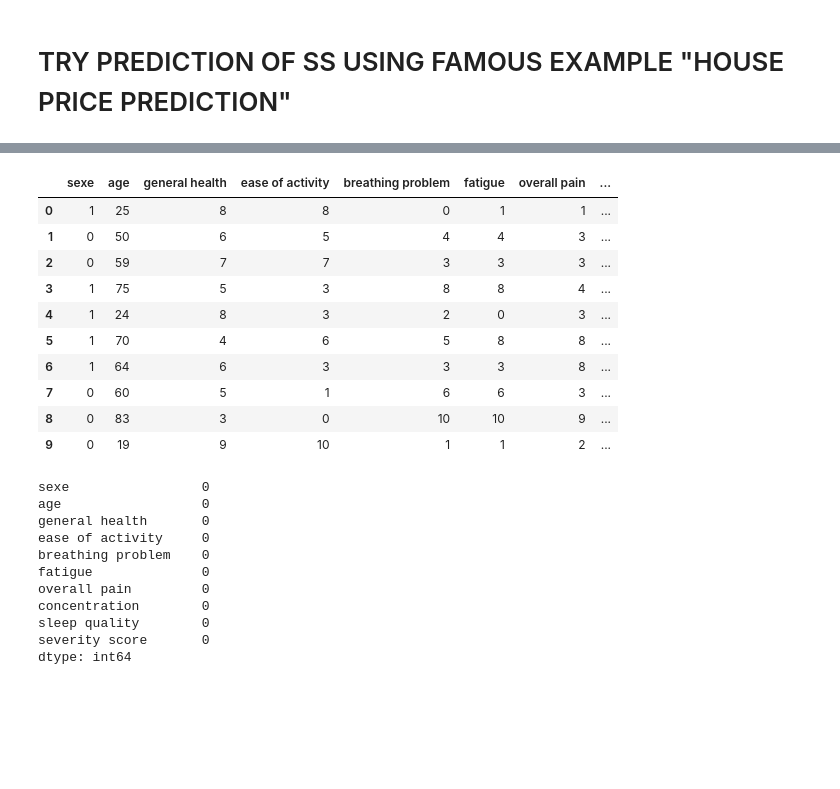
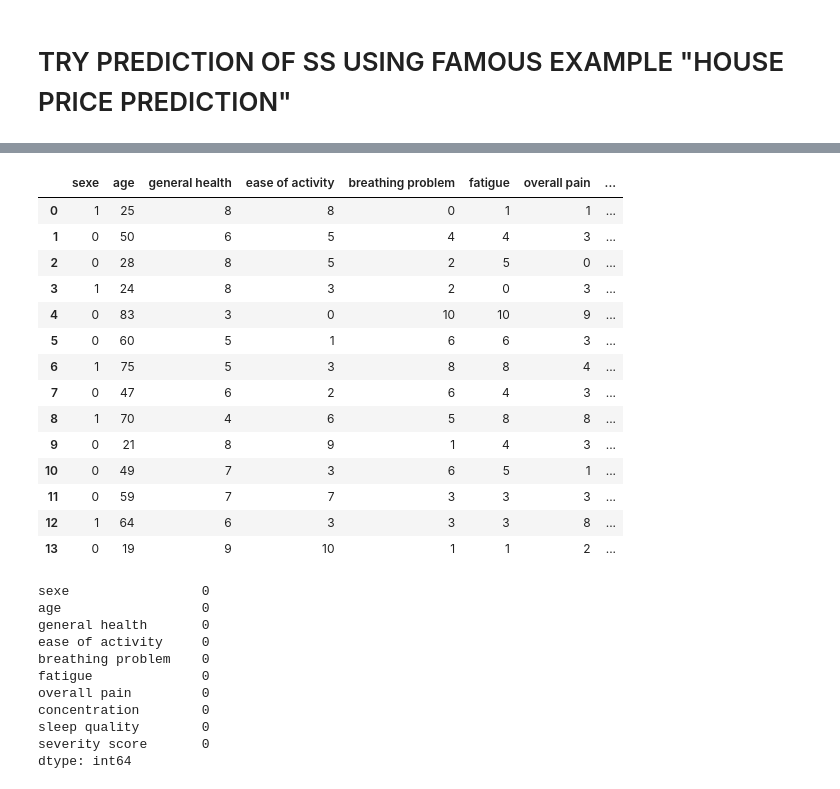
Before and after one commit to jules20022000/Notebook-Atreon, a Jupyter notebook: Notebook for AI.ipynb, the cells around one changed output, grey strips where cells are left out. Drawn from its saved outputs; the diff is of its cells as text; code cells hidden in the pictures; blank space fills up the shorter version.

```diff
--- a/Notebook for AI.ipynb
+++ b/Notebook for AI.ipynb
@@ -301,95 +307,100 @@ plt.rcParams['figure.figsize'] = (20, 10) # plot size
 # %%
 #generating first col
-names_col = ["Alice", "Bob", "Emma", "Paul", "Francoise", "Stef", "Daniela", "Antoine", "Julie", "Patrick"]
+names_col = ["Alice", "Bob", "Emma", "Paul", "Francoise", "Stef", "Daniela", "Antoine",
+             "Julie", "Patrick", "Lars", "Thomas", "Marc", "Jules"]
 
 #names
 df = pd.DataFrame(data=names_col,
                 columns=["name"])
 
-sexe_col = [1, 0, 1, 0, 1, 0, 1, 0, 1, 0]
+sexe_col = [1, 0, 1, 0, 1, 0, 1, 0, 1, 0, 0, 0, 0, 0]
 
 #sexes
 df1 = pd.DataFrame(data=sexe_col,
                   columns=["sexe"])
 
 #age
-age =    [24, 19, 64, 59, 75, 60, 25, 50, 70, 83]
+age =    [24, 19, 64, 59, 75, 60, 25, 50, 70, 83, 47, 49, 28, 21]
 df2 = pd.DataFrame(data=age,
                   columns=["age"])
 
 #health
-health =  [8, 9, 6, 7, 5, 5, 8, 6, 4, 3]
+health =  [8, 9, 6, 7, 5, 5, 8, 6, 4, 3, 6, 7, 8, 8]
 df3 = pd.DataFrame(data=health,
                   columns=["general health"])
 
 #activity
-activity= [3, 10, 3, 7, 3, 1, 8, 5, 6, 0]
+activity= [3, 10, 3, 7, 3, 1, 8, 5, 6, 0, 2, 3, 5, 9]
 df4 = pd.DataFrame(data=activity,
                   columns=["ease of activity"])
 
 #breath
-breath=   [2, 1, 3, 3, 8, 6, 0, 4, 5, 10]
+breath=   [2, 1, 3, 3, 8, 6, 0, 4, 5, 10, 6, 6, 2, 1]
 df5 = pd.DataFrame(data=breath,
                   columns=["breathing problem"])
 
 #fatigue
-fatigue = [0, 1, 3, 3, 8, 6, 1, 4, 8, 10]
+fatigue = [0, 1, 3, 3, 8, 6, 1, 4, 8, 10, 4, 5, 5, 4]
 df6 = pd.DataFrame(data=fatigue,
                   columns=["fatigue"])
 
 #pain
-pain =    [3, 2, 8, 3, 4, 3, 1, 3, 8, 9]
+pain =    [3, 2, 8, 3, 4, 3, 1, 3, 8, 9, 3, 1, 0, 3]
 df7 = pd.DataFrame(data=pain,
                   columns=["overall pain"])
 
 #concentration
-concentr= [2, 7, 7, 6, 3, 5, 10, 7, 3, 2]
+concentr= [2, 7, 7, 6, 3, 5, 10, 7, 3, 2, 8, 8, 7, 7]
 df8 = pd.DataFrame(data=concentr,
                   columns=["concentration"])
 
 #sleep
-sleep =   [10, 8, 9, 4, 9, 5, 9, 8, 5, 4]
+sleep =   [10, 8, 9, 4, 9, 5, 9, 8, 5, 4, 7, 5, 3, 8]
 df9 = pd.DataFrame(data=sleep,
                   columns=["sleep quality"])
 
 df = pd.concat([df, df1, df2, df3, df4, df5, df6, df7, df8, df9], axis=1)
 
 severity=[]
 for i in df.index:
     severity_score = 50/100 * df["fatigue"][i] + 15/100 * (10 - df["sleep quality"][i]) + 15/100 * (10 - df["ease of activity"][i]) + 20/100 * (10 - df["general health"][i])
     severity.append(severity_score)
 
 df_severity = pd.DataFrame(data=severity, columns=["severity score"])
 
 df = pd.concat([df, df_severity], axis=1)
 
 final_tab = df
 
 final_tab=df[["name", "sexe", "age", "general health",
               "ease of activity", "breathing problem", "fatigue", "overall pain", "concentration", "sleep quality", "severity score"]]
 
 
 X = final_tab.sample(frac=1)
 X.sample(frac=1).to_csv("train_handmade.csv",index=False)
 
 df = pd.read_csv("train_handmade.csv",
                  usecols=["sexe", "age", "general health", "ease of activity",
                           "breathing problem", "fatigue", "overall pain",
                           "concentration", "sleep quality", "severity score"])
 
-df.head(10)
+df
 # %% [output]
 |  | sexe | age | general health | ease of activity | breathing problem | fatigue | overall pain | ... |
 | 0 | 1 | 25 | 8 | 8 | 0 | 1 | 1 | ... |
 | 1 | 0 | 50 | 6 | 5 | 4 | 4 | 3 | ... |
-| 2 | 0 | 59 | 7 | 7 | 3 | 3 | 3 | ... |
-| 3 | 1 | 75 | 5 | 3 | 8 | 8 | 4 | ... |
-| 4 | 1 | 24 | 8 | 3 | 2 | 0 | 3 | ... |
-| 5 | 1 | 70 | 4 | 6 | 5 | 8 | 8 | ... |
-| 6 | 1 | 64 | 6 | 3 | 3 | 3 | 8 | ... |
-| 7 | 0 | 60 | 5 | 1 | 6 | 6 | 3 | ... |
-| 8 | 0 | 83 | 3 | 0 | 10 | 10 | 9 | ... |
-| 9 | 0 | 19 | 9 | 10 | 1 | 1 | 2 | ... |
+| 2 | 0 | 28 | 8 | 5 | 2 | 5 | 0 | ... |
+| 3 | 1 | 24 | 8 | 3 | 2 | 0 | 3 | ... |
+| 4 | 0 | 83 | 3 | 0 | 10 | 10 | 9 | ... |
+| 5 | 0 | 60 | 5 | 1 | 6 | 6 | 3 | ... |
+| 6 | 1 | 75 | 5 | 3 | 8 | 8 | 4 | ... |
+| 7 | 0 | 47 | 6 | 2 | 6 | 4 | 3 | ... |
+| 8 | 1 | 70 | 4 | 6 | 5 | 8 | 8 | ... |
+| 9 | 0 | 21 | 8 | 9 | 1 | 4 | 3 | ... |
+| 10 | 0 | 49 | 7 | 3 | 6 | 5 | 1 | ... |
+| 11 | 0 | 59 | 7 | 7 | 3 | 3 | 3 | ... |
+| 12 | 1 | 64 | 6 | 3 | 3 | 3 | 8 | ... |
+| 13 | 0 | 19 | 9 | 10 | 1 | 1 | 2 | ... |
 # %%
 df.dropna(inplace=True)
 
```
Also changed, not shown: parts of 3 cells of this notebook, 2 other files.
